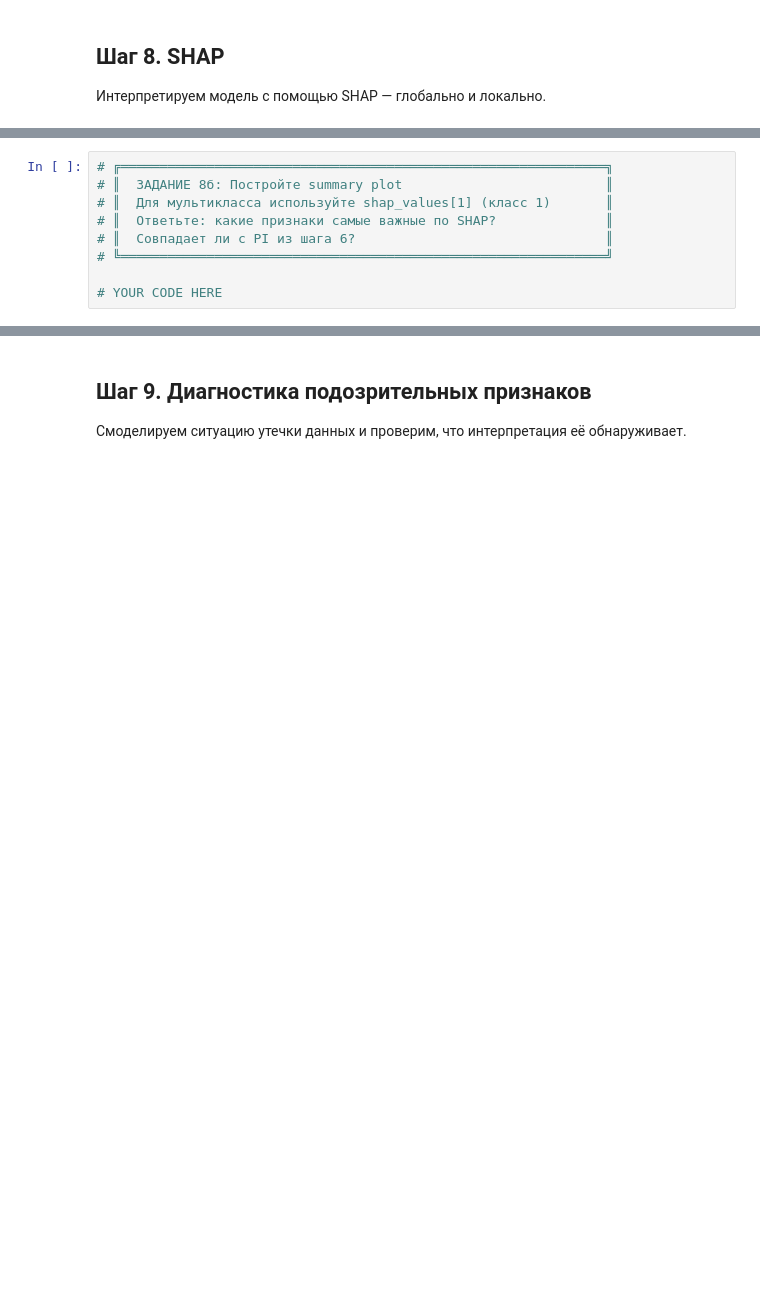
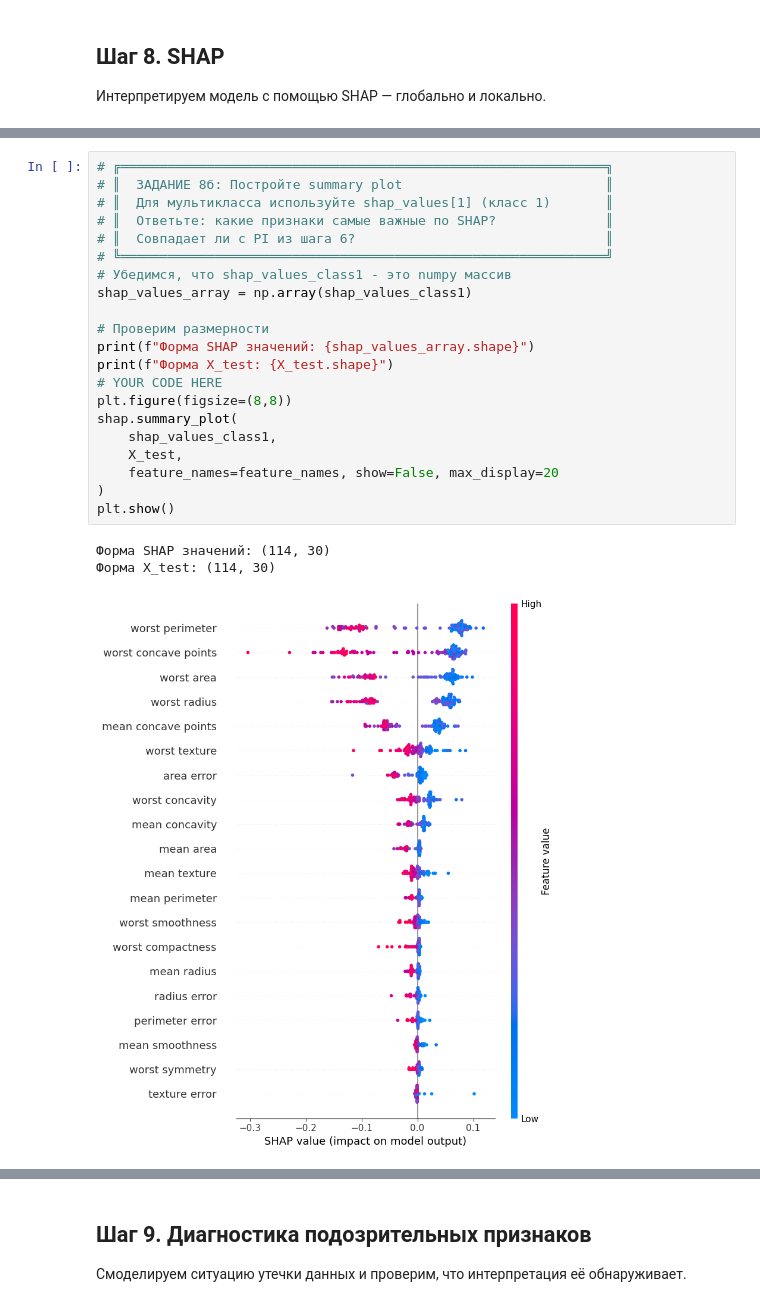
Before and after one commit to topj0bstule/ML_Course, a Jupyter notebook: hw14_/hp_interp_practice_student.ipynb, the cells around one changed output, grey strips where cells are left out. Drawn from its saved outputs; the diff is of its cells as text; blank space fills up the shorter version.

```diff
--- a/hw14_/hp_interp_practice_student.ipynb
+++ b/hw14_/hp_interp_practice_student.ipynb
@@ -400,12 +467,28 @@ import shap
 # %%
 # ╔══════════════════════════════════════════════════════════════╗
 # ║  ЗАДАНИЕ 8б: Постройте summary plot                          ║
 # ║  Для мультикласса используйте shap_values[1] (класс 1)       ║
 # ║  Ответьте: какие признаки самые важные по SHAP?              ║
 # ║  Совпадает ли с PI из шага 6?                                ║
 # ╚══════════════════════════════════════════════════════════════╝
+# Убедимся, что shap_values_class1 - это numpy массив
+shap_values_array = np.array(shap_values_class1)
 
+# Проверим размерности
+print(f"Форма SHAP значений: {shap_values_array.shape}")
+print(f"Форма X_test: {X_test.shape}")
 # YOUR CODE HERE
+plt.figure(figsize=(8,8))
+shap.summary_plot(
+    shap_values_class1,
+    X_test,
+    feature_names=feature_names, show=False, max_display=20
+)
+plt.show()
+# %% [output]
+Форма SHAP значений: (114, 30)
+Форма X_test: (114, 30)
+[figure, added]
 # %%
 # ╔══════════════════════════════════════════════════════════════╗
 # ║  ЗАДАНИЕ 8в: Найдите объект, на котором модель ошиблась      ║
```
Also changed, not shown: parts of 10 cells of this notebook.
